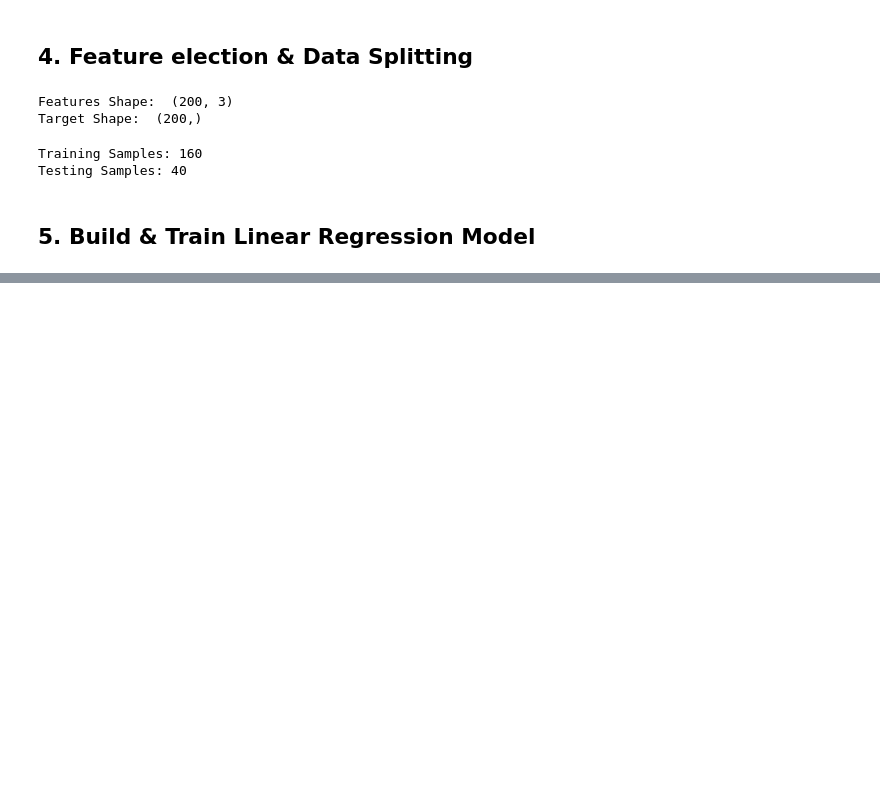
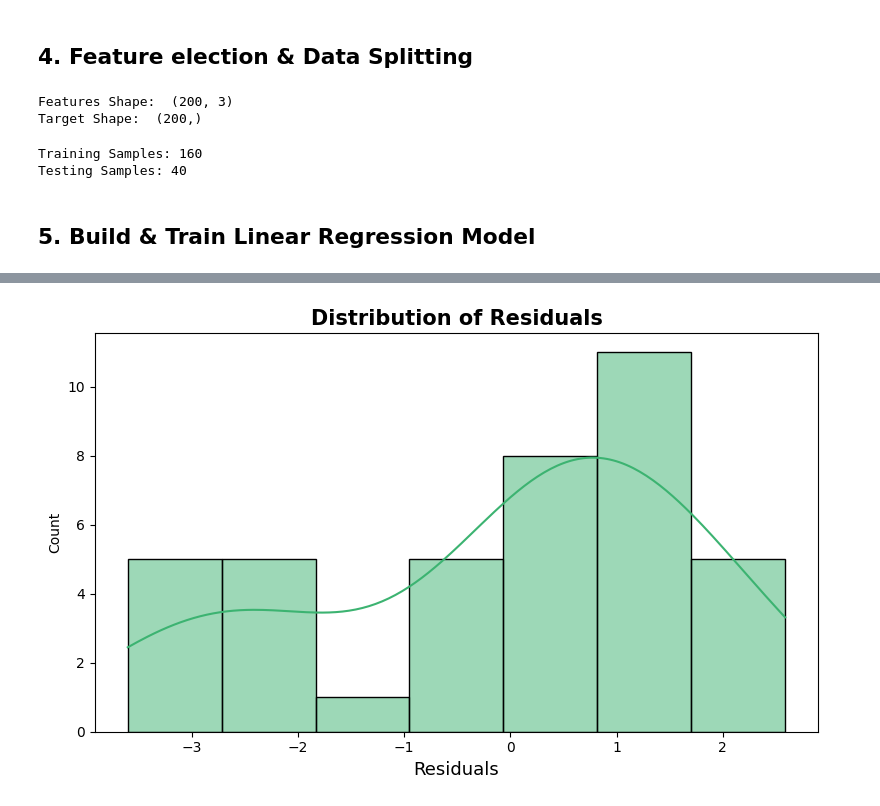
Before and after one commit to Dhyan-Shah/OIB_Data_Science_Internship, a Jupyter notebook: Task_5_Sales_Prediction/Sales_Prediction.ipynb, the cells around one changed output, grey strips where cells are left out. Drawn from its saved outputs; the diff is of its cells as text; code cells hidden in the pictures; blank space fills up the shorter version.

```diff
--- a/Task_5_Sales_Prediction/Sales_Prediction.ipynb
+++ b/Task_5_Sales_Prediction/Sales_Prediction.ipynb
@@ -140,0 +212,10 @@ Testing Samples: 40
+# %%
+# Distribution of Residuals
+plt.figure(figsize=(8, 5))
+sns.histplot(residuals, kde=True, color='mediumseagreen', edgecolor='black')
+plt.xlabel('Residuals', fontsize=13)
+plt.title('Distribution of Residuals', fontsize=15, fontweight='bold')
+plt.tight_layout()
+plt.show()
+# %% [output]
+[figure, added]
```
Also changed, not shown: parts of 10 cells of this notebook, 1 other file.
